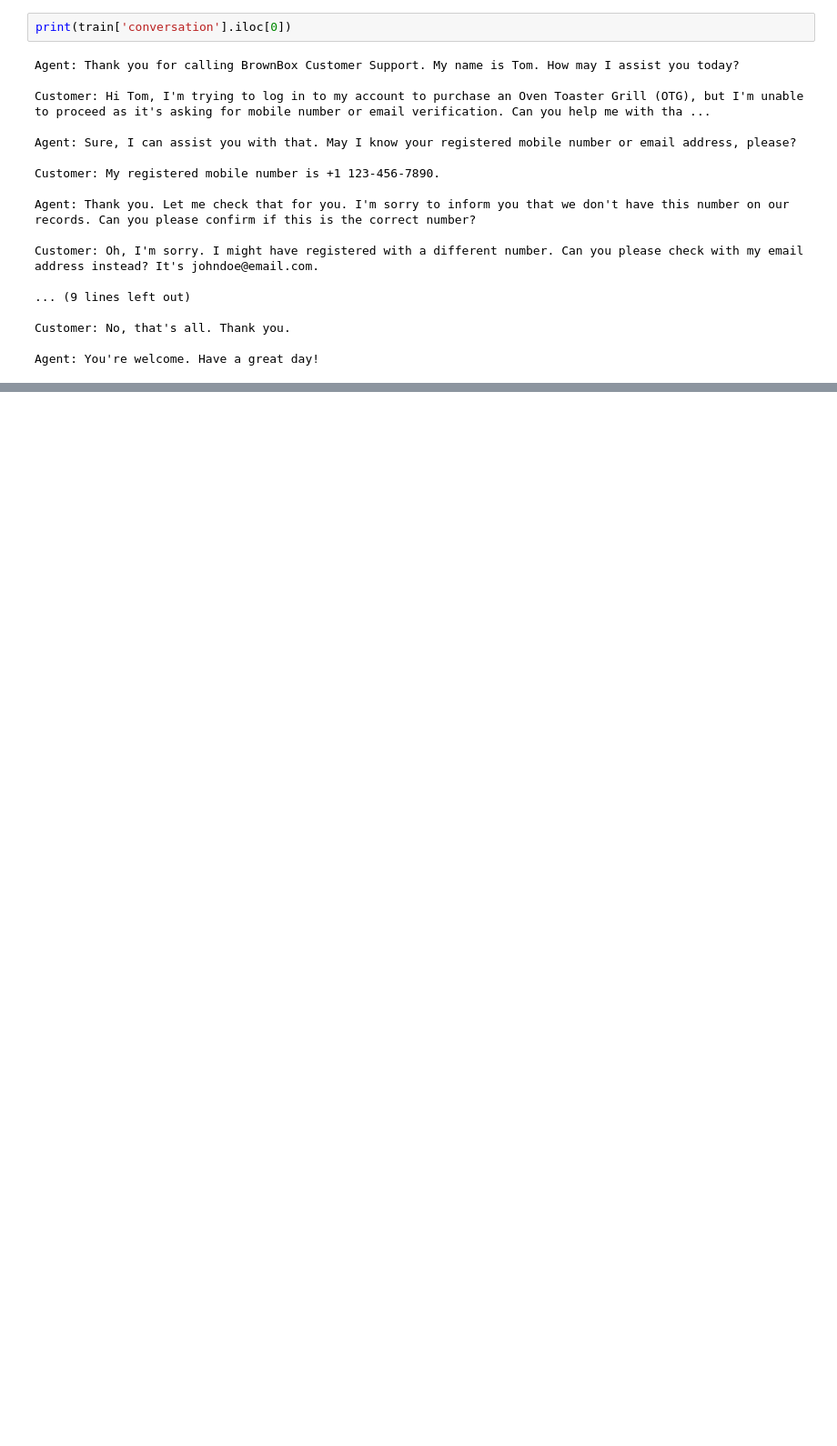
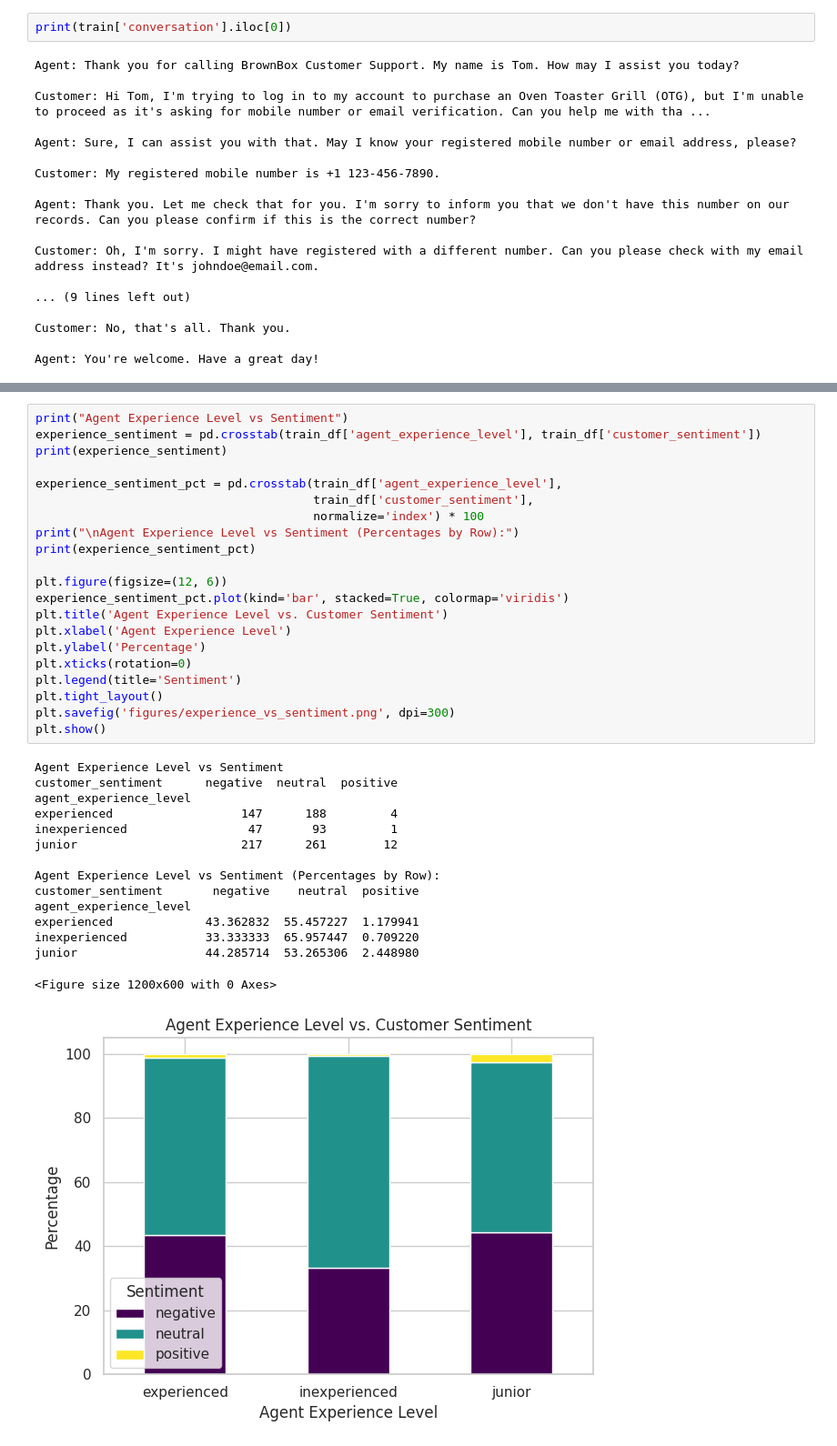
Before and after one commit to utkuden/DI725_assignment, a Jupyter notebook: Assignment_1.ipynb, the cells around one changed output, grey strips where cells are left out. Shown at 91% size. Drawn from its saved outputs; the diff is of its cells as text; blank space fills up the shorter version.

```diff
--- a/Assignment_1.ipynb
+++ b/Assignment_1.ipynb
@@ -144,0 +347,37 @@ Agent: You're welcome. Have a great day!
+# %%
+print("Agent Experience Level vs Sentiment")
+experience_sentiment = pd.crosstab(train_df['agent_experience_level'], train_df['customer_sentiment'])
+print(experience_sentiment)
+
+experience_sentiment_pct = pd.crosstab(train_df['agent_experience_level'],
+                                       train_df['customer_sentiment'],
+                                       normalize='index') * 100
+print("\nAgent Experience Level vs Sentiment (Percentages by Row):")
+print(experience_sentiment_pct)
+
+plt.figure(figsize=(12, 6))
+experience_sentiment_pct.plot(kind='bar', stacked=True, colormap='viridis')
+plt.title('Agent Experience Level vs. Customer Sentiment')
+plt.xlabel('Agent Experience Level')
+plt.ylabel('Percentage')
+plt.xticks(rotation=0)
+plt.legend(title='Sentiment')
+plt.tight_layout()
+plt.savefig('figures/experience_vs_sentiment.png', dpi=300)
+plt.show()
+# %% [output]
+Agent Experience Level vs Sentiment
+customer_sentiment      negative  neutral  positive
+agent_experience_level
+experienced                  147      188         4
+inexperienced                 47       93         1
+junior                       217      261        12
+
+Agent Experience Level vs Sentiment (Percentages by Row):
+customer_sentiment       negative    neutral  positive
+agent_experience_level
+experienced             43.362832  55.457227  1.179941
+inexperienced           33.333333  65.957447  0.709220
+junior                  44.285714  53.265306  2.448980
+<Figure size 1200x600 with 0 Axes>
+[figure, added]
```
Also changed, not shown: parts of 30 cells of this notebook.
